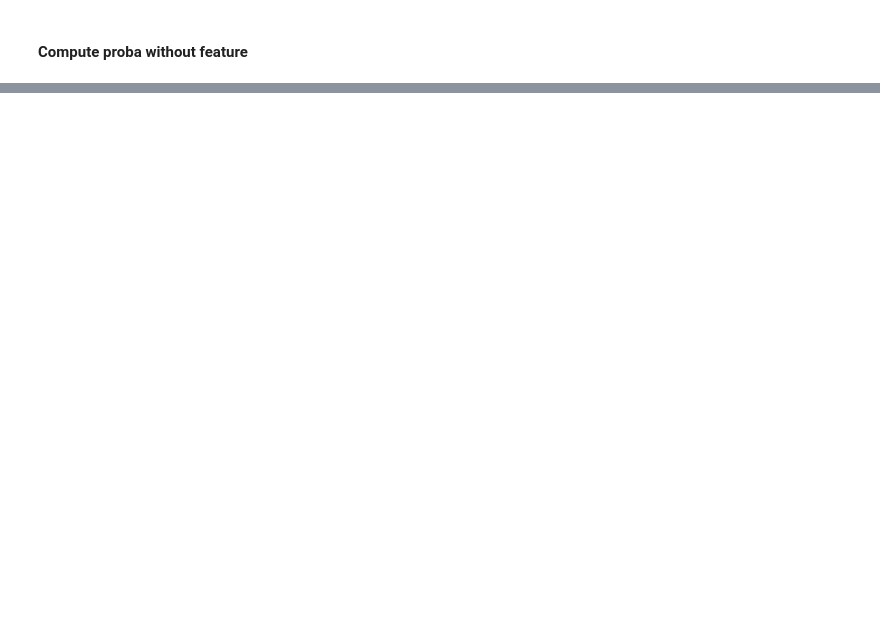
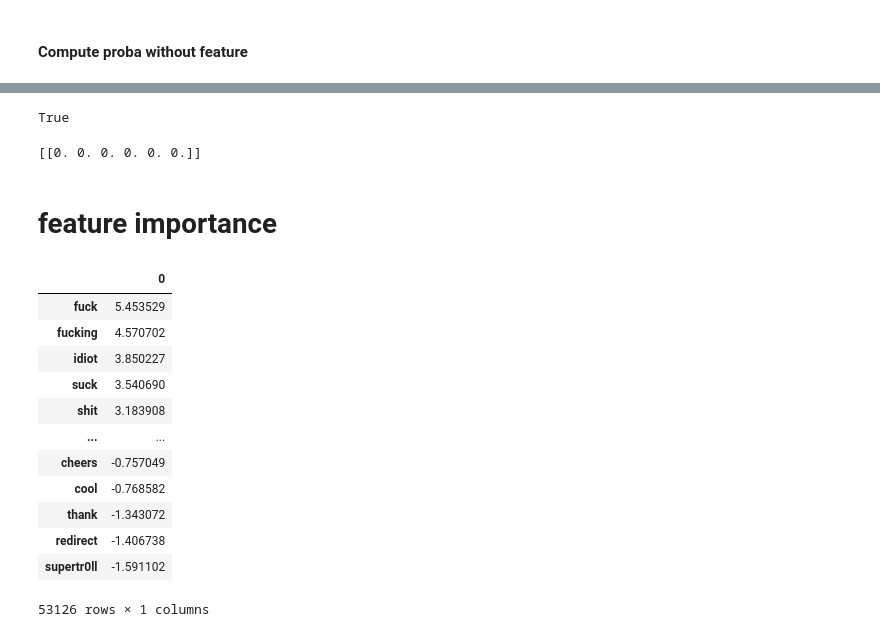
Before and after one commit to LeaNac/Multi-label_text_classification, a Jupyter notebook: notebooks/Toxic_comment_challenge-predict.ipynb, the cells around one changed output, grey strips where cells are left out. Cells and saved outputs as stored; diff of their text form; code cells hidden in the pictures; blank space fills up the shorter version.

```diff
--- a/notebooks/Toxic_comment_challenge-predict.ipynb
+++ b/notebooks/Toxic_comment_challenge-predict.ipynb
@@ -134,0 +170,4 @@ fig.show()
+# %%
+test_term_doc_2.nnz == 0
+# %% [output]
+True
@@ -134,0 +176,30 @@ fig.show()
+# %%
+preds_empty, test_term_doc_empty = get_prediction(sentence_empty,vectorizer, classifiers, LABELS)
+print(preds_empty, test_term_doc_empty)
+# %% [output]
+[[0. 0. 0. 0. 0. 0.]]
+# %% [markdown]
+# feature importance
+# %%
+def get_words_weights_global_df(vectorizer, classifiers, label):
+    feature_importance = classifiers[label].coef_[0]
+
+    df_words = pd.DataFrame(feature_importance, vectorizer.get_feature_names()).sort_values(by=0, ascending=False)
+
+    return df_words
+# %%
+get_words_weights_global_df(vectorizer, classifiers, 'toxic')
+# %% [output]
+|  | 0 |
+| fuck | 5.453529 |
+| fucking | 4.570702 |
+| idiot | 3.850227 |
+| suck | 3.540690 |
+| shit | 3.183908 |
+| ... | ... |
+| cheers | -0.757049 |
+| cool | -0.768582 |
+| thank | -1.343072 |
+| redirect | -1.406738 |
+| supertr0ll | -1.591102 |
+53126 rows × 1 columns
```
Also changed, not shown: parts of 15 cells of this notebook, 17 other files.
